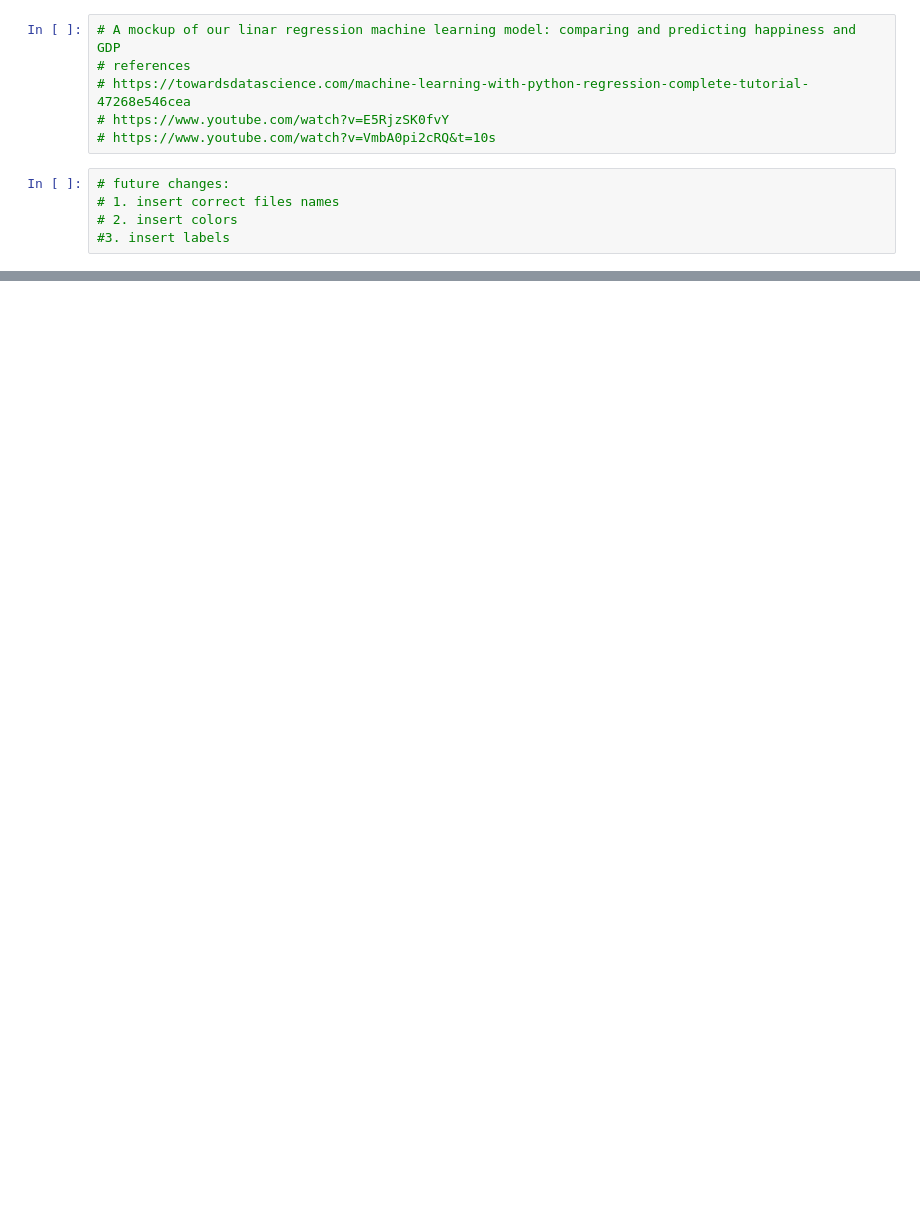
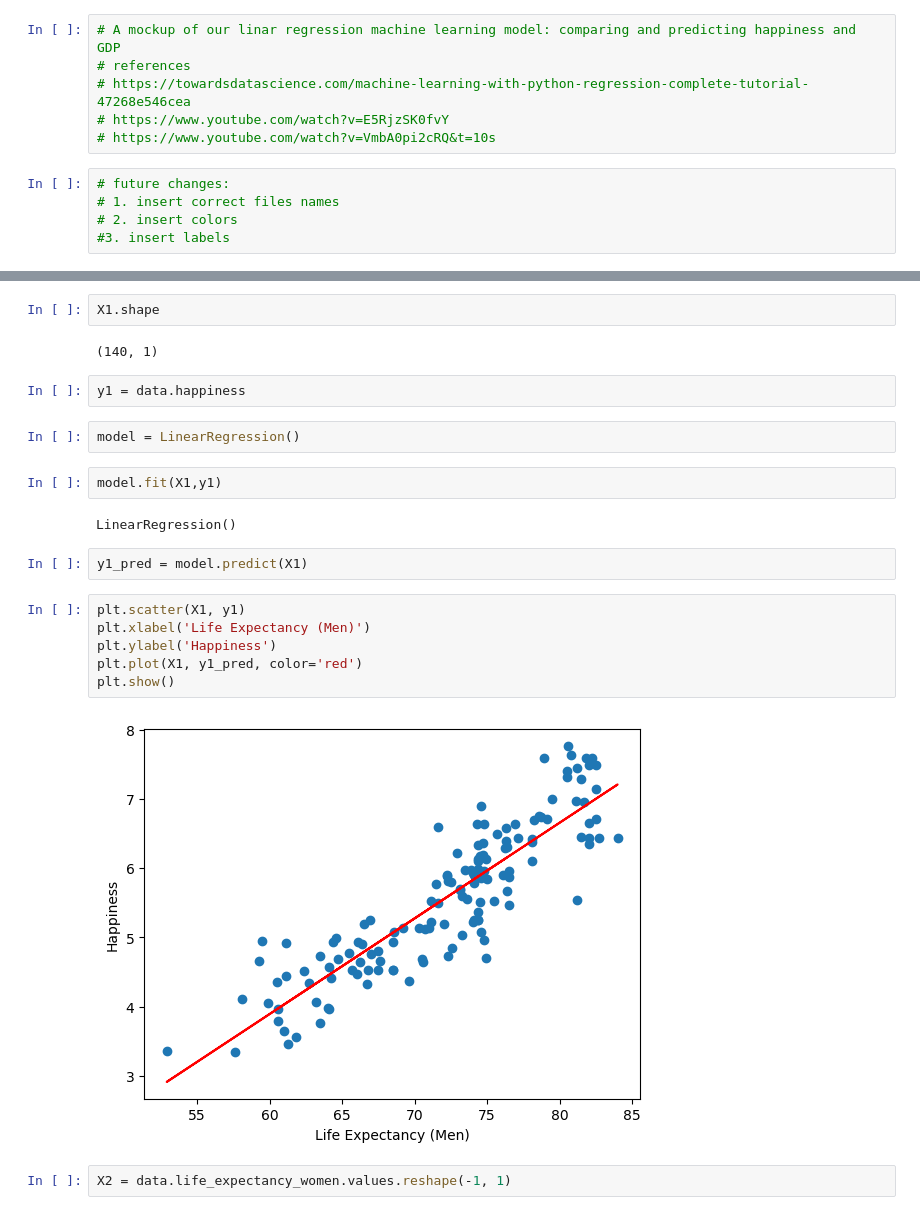
Before and after one commit to arvizr/HappinessVsLifeExpectancy, a Jupyter notebook: ML Mock Up 1.ipynb, the cells around one changed output, grey strips where cells are left out. Drawn from its saved outputs; the diff is of its cells as text; blank space fills up the shorter version.

```diff
--- a/ML Mock Up 1.ipynb
+++ b/ML Mock Up 1.ipynb
@@ -122,0 +138,24 @@ print(r2_score)
+# %%
+X1.shape
+# %% [output]
+(140, 1)
+# %%
+y1 = data.happiness
+# %%
+model = LinearRegression()
+# %%
+model.fit(X1,y1)
+# %% [output]
+LinearRegression()
+# %%
+y1_pred = model.predict(X1)
+# %%
+plt.scatter(X1, y1)
+plt.xlabel('Life Expectancy (Men)')
+plt.ylabel('Happiness')
+plt.plot(X1, y1_pred, color='red')
+plt.show()
+# %% [output]
+[figure, added]
+# %%
+X2 = data.life_expectancy_women.values.reshape(-1, 1)
```
Also changed, not shown: parts of 31 cells of this notebook, 1 other file.
